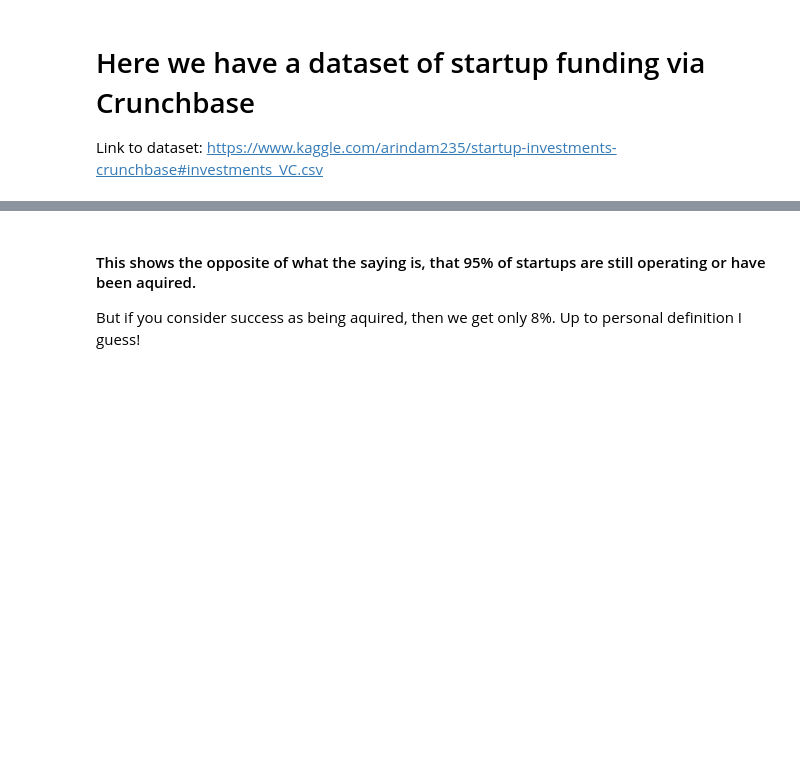
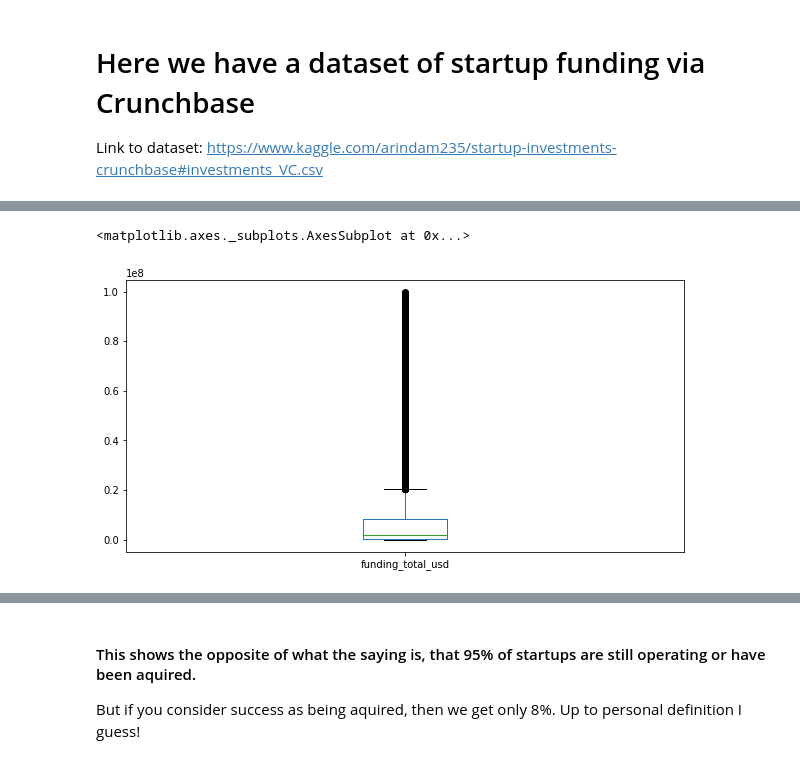
Before and after one commit to APNovichkov/pandas-datascience, a Jupyter notebook: projects/final-project/final_project.ipynb, the cells around one changed output, grey strips where cells are left out. Cells and saved outputs as stored; diff of their text form; code cells hidden in the pictures; blank space fills up the shorter version.

```diff
--- a/projects/final-project/final_project.ipynb
+++ b/projects/final-project/final_project.ipynb
@@ -63,0 +84,6 @@ column 38 -> round_H
+# %%
+# Less than 100 million
+df[df['funding_total_usd'] < 100000000]['funding_total_usd'].plot(kind='box')
+# %% [output]
+<matplotlib.axes._subplots.AxesSubplot at 0x...>
+[figure, added]
```
Also changed, not shown: parts of 87 cells of this notebook, 1 other file.
